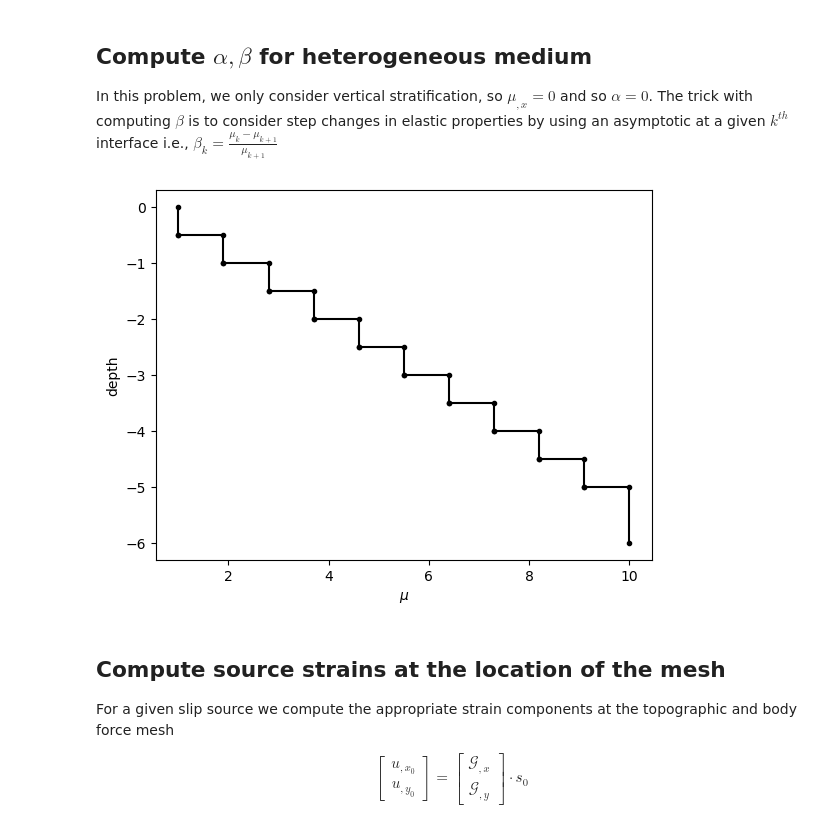
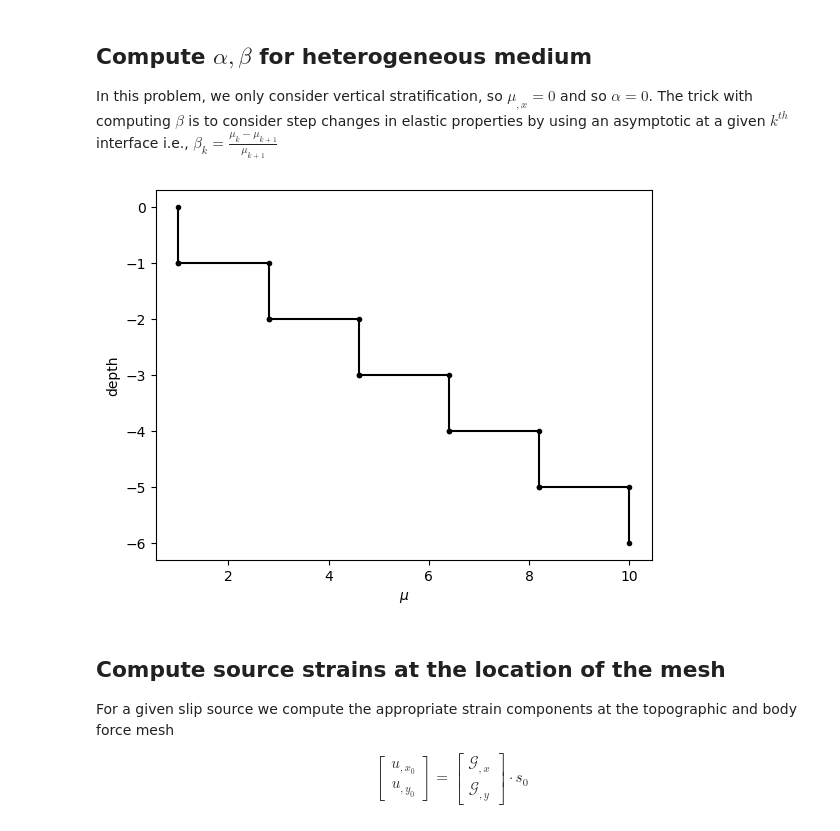
Before and after one commit to mallickrishg/bemcs, a Jupyter notebook: examples/antiplane/example_layeredmaterial_freesurface.ipynb, the cells around one changed output. Drawn from its saved outputs; the diff is of its cells as text; code cells hidden in the pictures.

```diff
--- a/examples/antiplane/example_layeredmaterial_freesurface.ipynb
+++ b/examples/antiplane/example_layeredmaterial_freesurface.ipynb
@@ -47,7 +47,7 @@ For this problem we first setup the source we want to compute Greens Functions f
 # Elastic parameter (shear modulus)
 mu = 1.0
 Lscale = 30
-npts_layer = 301
+npts_layer = 101
 
 els_source = bemcs.initialize_els()
 els_topo = bemcs.initialize_els()
@@ -74,7 +74,7 @@ bemcs.standardize_els_geometry(els_topo, reorder=False)
 In this problem, we only consider vertical stratification, so $\mu_{,x} = 0$ and so $\alpha = 0$. The trick with computing $\beta$ is to consider step changes in elastic properties by using an asymptotic at a given $k^{th}$ interface i.e., $\beta_k = \frac{\mu_k-\mu_{k+1}}{\mu_{k+1}}$
 # %%
 # provide layered structure in terms of number of layers, location of layers (iterface with jump in μ), and μ values
-nlayers = 10
+nlayers = 5
 zlayer = np.linspace(-5, 0, nlayers + 1)[0:-1]
 mulayer = np.linspace(10, 1, nlayers + 1)
 # mulayer = np.array([10, 7, 4, 3, 2, 1])
@@ -114,34 +114,34 @@ topoindex = np.hstack(
 )
 
 bemcs.standardize_els_geometry(els, reorder=False)
 n_els = len(els.x1)
 
 # bemcs.plot_els_geometry(els)
 # plot elastic structure
 plt.figure()
 for i in range(nlayers):
     if i == 0:
         plt.plot(
             [mulayer[i], mulayer[i], mulayer[i + 1]],
             [zlayer[i] - 1, zlayer[i], zlayer[i]],
             "k.-",
         )
     else:
         plt.plot(
             [mulayer[i], mulayer[i], mulayer[i + 1]],
             [zlayer[i - 1], zlayer[i], zlayer[i]],
             "k.-",
         )
 plt.plot(
     [mulayer[i + 1], mulayer[i + 1]],
     [zlayer[i], 0],
     "k.-",
 )
 plt.xlabel("$\mu$")
 plt.ylabel("depth")
 plt.show()
 # %% [output]
-[figure, old version]
+[figure, new version]
 # %% [markdown]
 ## Compute source strains at the location of the mesh
 
```
Also changed, not shown: parts of 5 cells of this notebook.
